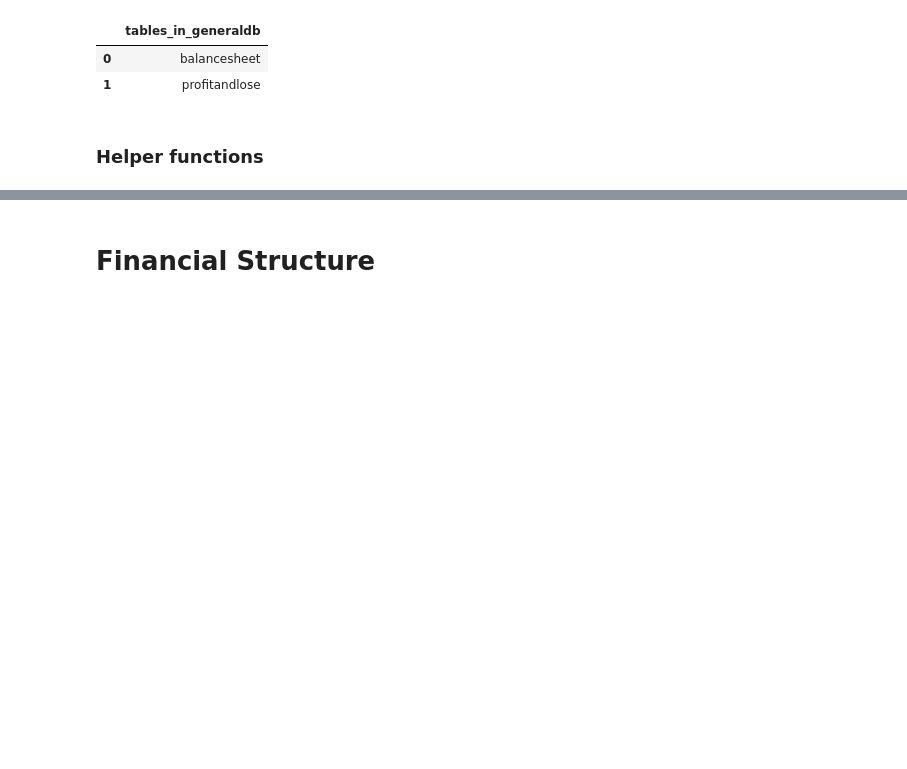
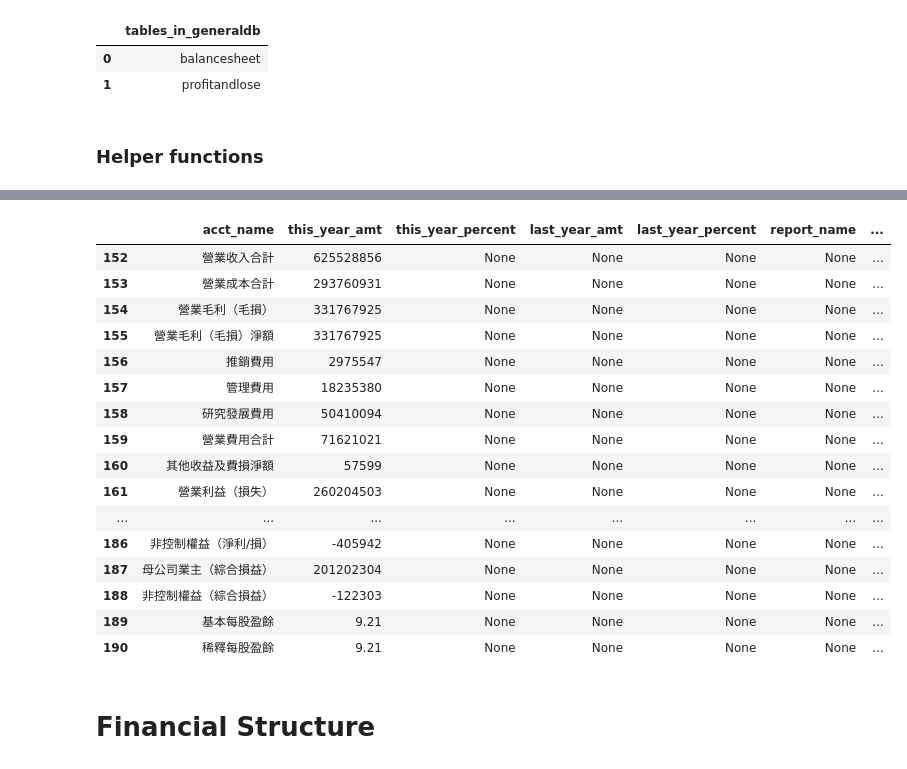
Before and after one commit to chiseanchang0727/financial-report-crawler, a Jupyter notebook: fc_report_analysis.ipynb, the cells around one changed output, grey strips where cells are left out. Saved outputs shown, nothing was run; the diff lists cells and outputs as text; code cells hidden in the pictures; blank space fills up the shorter version.

```diff
--- a/fc_report_analysis.ipynb
+++ b/fc_report_analysis.ipynb
@@ -82,3 +98,23 @@ df_profitloss
+# %%
+df_profitloss[df_profitloss['period_year'] == 112]
+# %% [output]
+|  | acct_name | this_year_amt | this_year_percent | last_year_amt | last_year_percent | report_name | ... |
+| 152 | 營業收入合計 | 625528856 | None | None | None | None | ... |
+| 153 | 營業成本合計 | 293760931 | None | None | None | None | ... |
+| 154 | 營業毛利（毛損） | 331767925 | None | None | None | None | ... |
+| 155 | 營業毛利（毛損）淨額 | 331767925 | None | None | None | None | ... |
+| 156 | 推銷費用 | 2975547 | None | None | None | None | ... |
+| 157 | 管理費用 | 18235380 | None | None | None | None | ... |
+| 158 | 研究發展費用 | 50410094 | None | None | None | None | ... |
+| 159 | 營業費用合計 | 71621021 | None | None | None | None | ... |
+| 160 | 其他收益及費損淨額 | 57599 | None | None | None | None | ... |
+| 161 | 營業利益（損失） | 260204503 | None | None | None | None | ... |
+| ... | ... | ... | ... | ... | ... | ... | ... |
+| 186 | 非控制權益（淨利∕損） | -405942 | None | None | None | None | ... |
+| 187 | 母公司業主（綜合損益） | 201202304 | None | None | None | None | ... |
+| 188 | 非控制權益（綜合損益） | -122303 | None | None | None | None | ... |
+| 189 | 基本每股盈餘 | 9.21 | None | None | None | None | ... |
+| 190 | 稀釋每股盈餘 | 9.21 | None | None | None | None | ... |
 # %% [markdown]
 # Financial Structure
 # %% [markdown]
```
Also changed, not shown: parts of 15 cells of this notebook, 1 other file.
